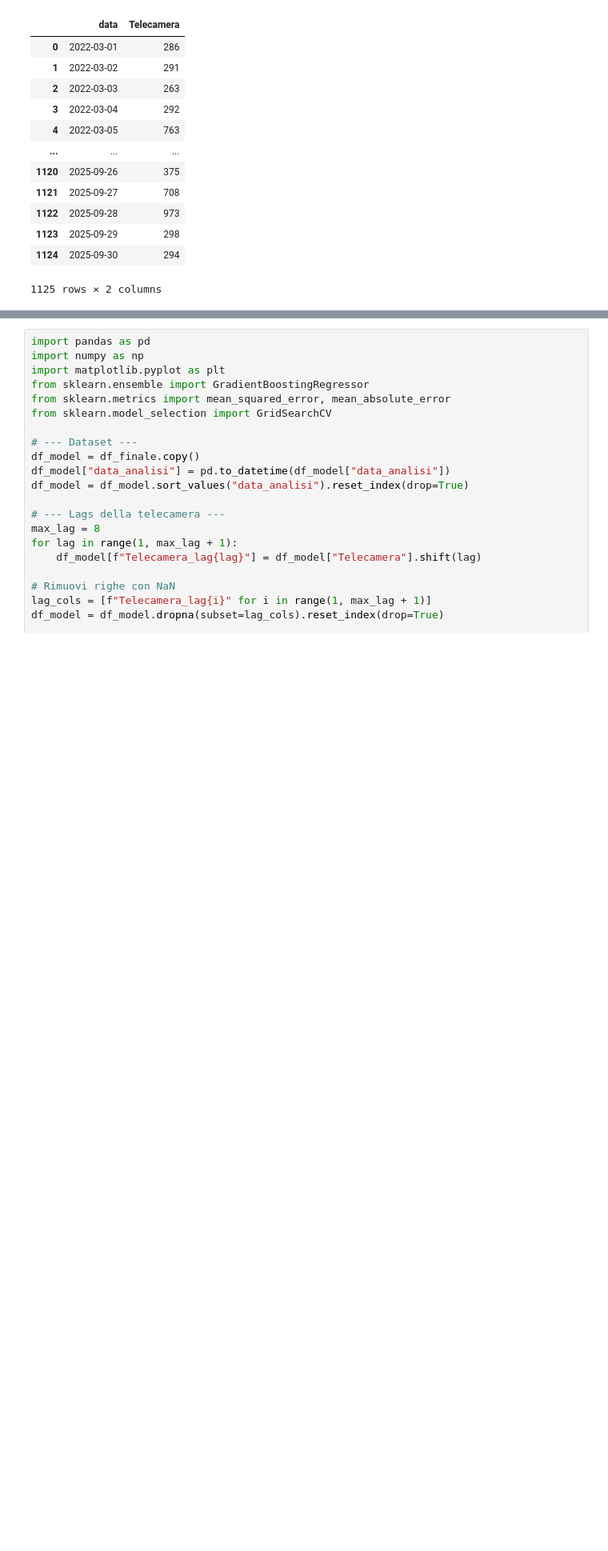
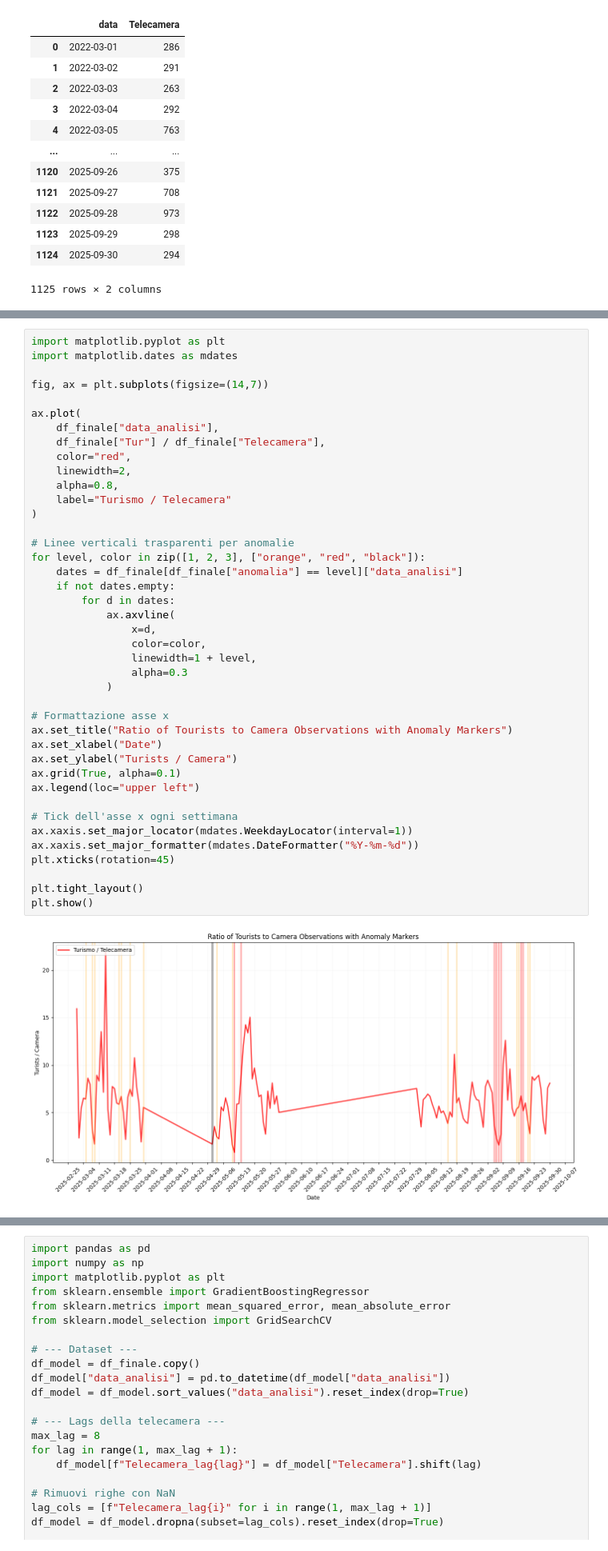
Before and after one commit to nbicocchi/S4C-Project, a Jupyter notebook: experiments/dataset2025/data_analysis/presence_analysis_2.ipynb, the cells around one changed output, grey strips where cells are left out. Shown: that part at 80% size. Drawn from its saved outputs; the diff is of its cells as text; blank space fills up the shorter version.

```diff
--- a/experiments/dataset2025/data_analysis/presence_analysis_2.ipynb
+++ b/experiments/dataset2025/data_analysis/presence_analysis_2.ipynb
@@ -189,5 +192,48 @@ df_finale
 | 121 | 2025-09-29 | 130 | 71 | 3526 | 1969 | 688 | 23555 | 7363 | ... |
 | 122 | 2025-09-30 | 194 | 78 | 3548 | 2015 | 686 | 23593 | 7481 | ... |
 123 rows × 11 columns
+# %%
+import matplotlib.pyplot as plt
+import matplotlib.dates as mdates
+
+fig, ax = plt.subplots(figsize=(14,7))
+
+ax.plot(
+    df_finale["data_analisi"],
+    df_finale["Tur"] / df_finale["Telecamera"],
+    color="red",
+    linewidth=2,
+    alpha=0.8,
+    label="Turismo / Telecamera"
+)
+
+# Linee verticali trasparenti per anomalie
+for level, color in zip([1, 2, 3], ["orange", "red", "black"]):
+    dates = df_finale[df_finale["anomalia"] == level]["data_analisi"]
+    if not dates.empty:
+        for d in dates:
+            ax.axvline(
+                x=d,
+                color=color,
+                linewidth=1 + level,
+                alpha=0.3
+            )
+
+# Formattazione asse x
+ax.set_title("Ratio of Tourists to Camera Observations with Anomaly Markers")
+ax.set_xlabel("Date")
+ax.set_ylabel("Turists / Camera")
+ax.grid(True, alpha=0.1)
+ax.legend(loc="upper left")
+
+# Tick dell'asse x ogni settimana
+ax.xaxis.set_major_locator(mdates.WeekdayLocator(interval=1))
+ax.xaxis.set_major_formatter(mdates.DateFormatter("%Y-%m-%d"))
+plt.xticks(rotation=45)
+
+plt.tight_layout()
+plt.show()
+# %% [output]
+[figure, added]
 # %%
 import matplotlib.pyplot as plt
```
Also changed, not shown: parts of 6 cells of this notebook, 3 other files.
